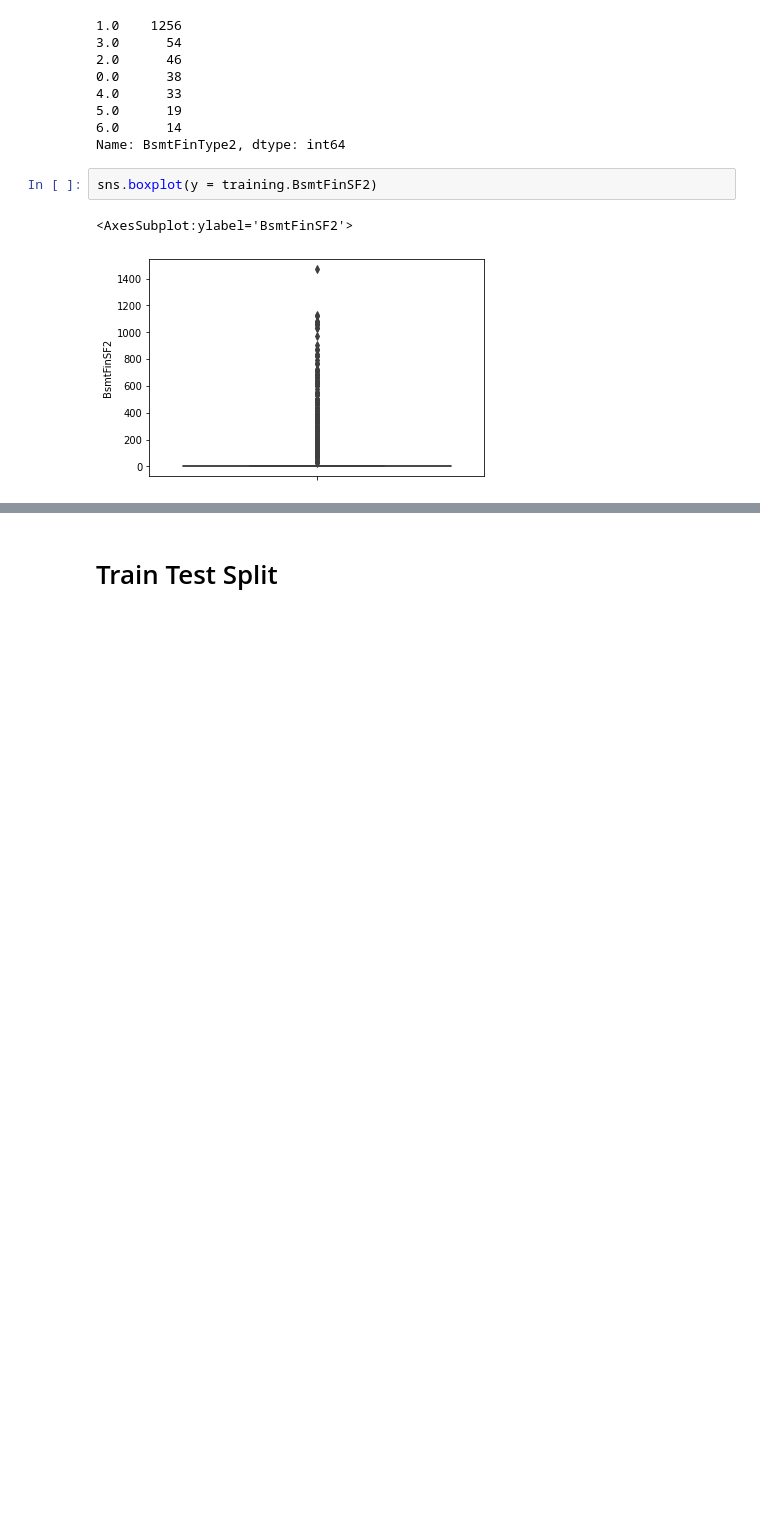
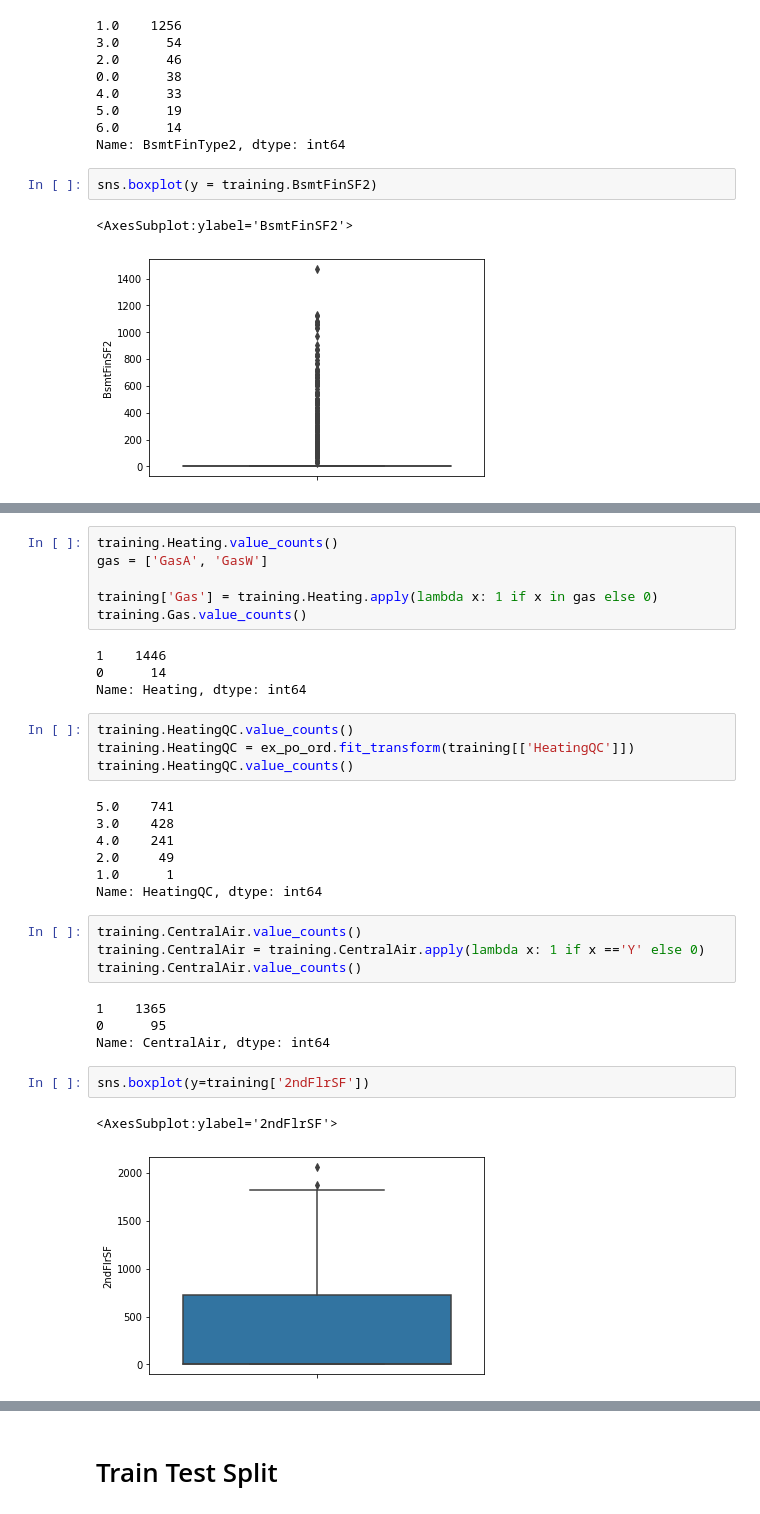
Before and after one commit to TheHamhams/Housing-Kaggle, a Jupyter notebook: Housing Notebook.ipynb, the cells around one changed output, grey strips where cells are left out. Saved outputs shown, nothing was run; the diff lists cells and outputs as text; blank space fills up the shorter version.

```diff
--- a/Housing Notebook.ipynb
+++ b/Housing Notebook.ipynb
@@ -633,0 +641,34 @@ sns.boxplot(y = training.BsmtFinSF2)
+# %%
+training.Heating.value_counts()
+gas = ['GasA', 'GasW']
+
+training['Gas'] = training.Heating.apply(lambda x: 1 if x in gas else 0)
+training.Gas.value_counts()
+# %% [output]
+1    1446
+0      14
+Name: Heating, dtype: int64
+# %%
+training.HeatingQC.value_counts()
+training.HeatingQC = ex_po_ord.fit_transform(training[['HeatingQC']])
+training.HeatingQC.value_counts()
+# %% [output]
+5.0    741
+3.0    428
+4.0    241
+2.0     49
+1.0      1
+Name: HeatingQC, dtype: int64
+# %%
+training.CentralAir.value_counts()
+training.CentralAir = training.CentralAir.apply(lambda x: 1 if x =='Y' else 0)
+training.CentralAir.value_counts()
+# %% [output]
+1    1365
+0      95
+Name: CentralAir, dtype: int64
+# %%
+sns.boxplot(y=training['2ndFlrSF'])
+# %% [output]
+<AxesSubplot:ylabel='2ndFlrSF'>
+[figure, added]
```
Also changed, not shown: parts of 18 cells of this notebook, 1 other file.
